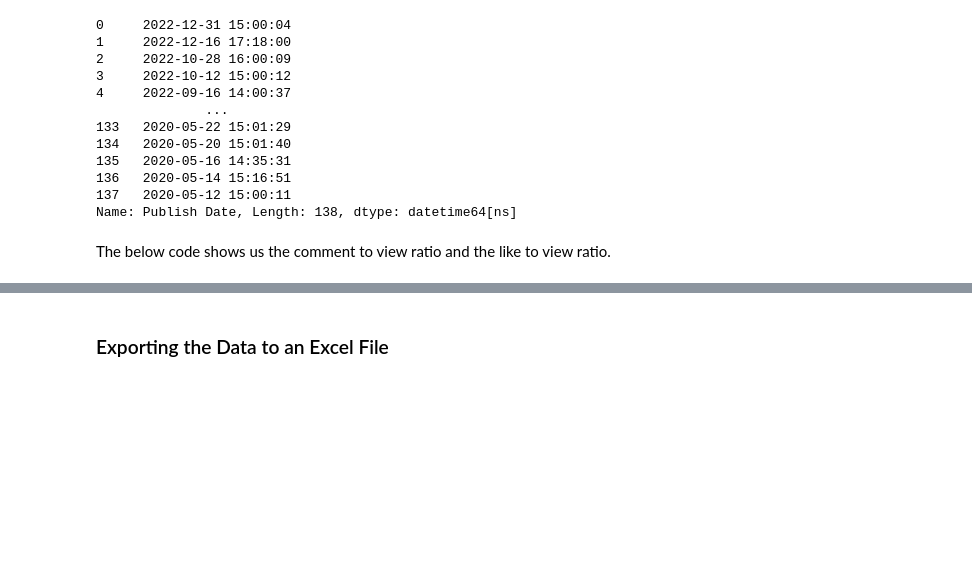
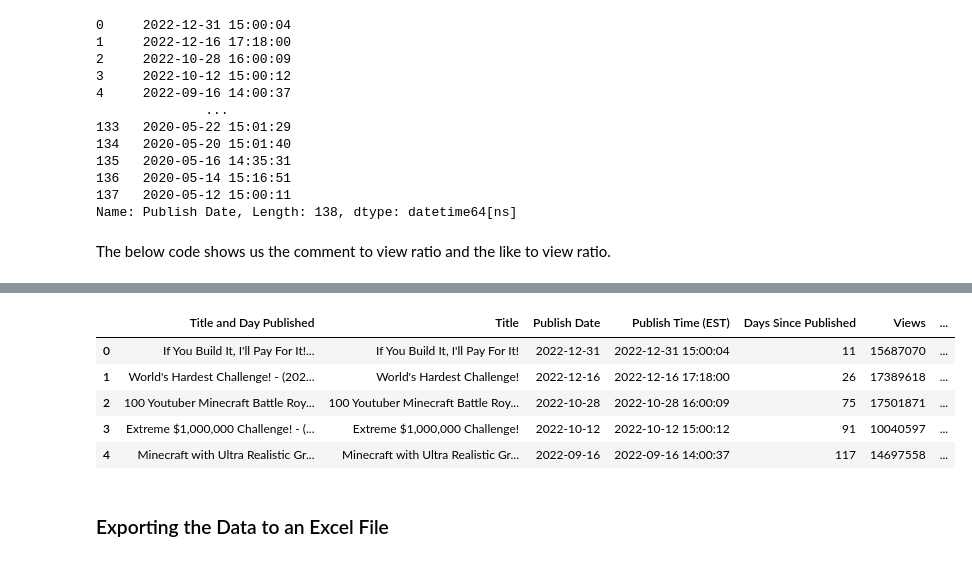
Before and after one commit to mattschro/YouTubeAPI, a Jupyter notebook: main.ipynb, the cells around one changed output, grey strips where cells are left out. Saved outputs shown, nothing was run; the diff lists cells and outputs as text; code cells hidden in the pictures; blank space fills up the shorter version.

```diff
--- a/main.ipynb
+++ b/main.ipynb
@@ -338,3 +350,12 @@ video_statistics.head()
+# %%
+video_statistics.head()
+# %% [output]
+|  | Title and Day Published | Title | Publish Date | Publish Time (EST) | Days Since Published | Views | ... |
+| 0 | If You Build It, I'll Pay For It!... | If You Build It, I'll Pay For It! | 2022-12-31 | 2022-12-31 15:00:04 | 11 | 15687070 | ... |
+| 1 | World's Hardest Challenge! - (202... | World's Hardest Challenge! | 2022-12-16 | 2022-12-16 17:18:00 | 26 | 17389618 | ... |
+| 2 | 100 Youtuber Minecraft Battle Roy... | 100 Youtuber Minecraft Battle Roy... | 2022-10-28 | 2022-10-28 16:00:09 | 75 | 17501871 | ... |
+| 3 | Extreme $1,000,000 Challenge! - (... | Extreme $1,000,000 Challenge! | 2022-10-12 | 2022-10-12 15:00:12 | 91 | 10040597 | ... |
+| 4 | Minecraft with Ultra Realistic Gr... | Minecraft with Ultra Realistic Gr... | 2022-09-16 | 2022-09-16 14:00:37 | 117 | 14697558 | ... |
 # %% [markdown]
 ### Exporting the Data to an Excel File
 # %%
```
Also changed, not shown: parts of 11 cells of this notebook, 1 other file.
